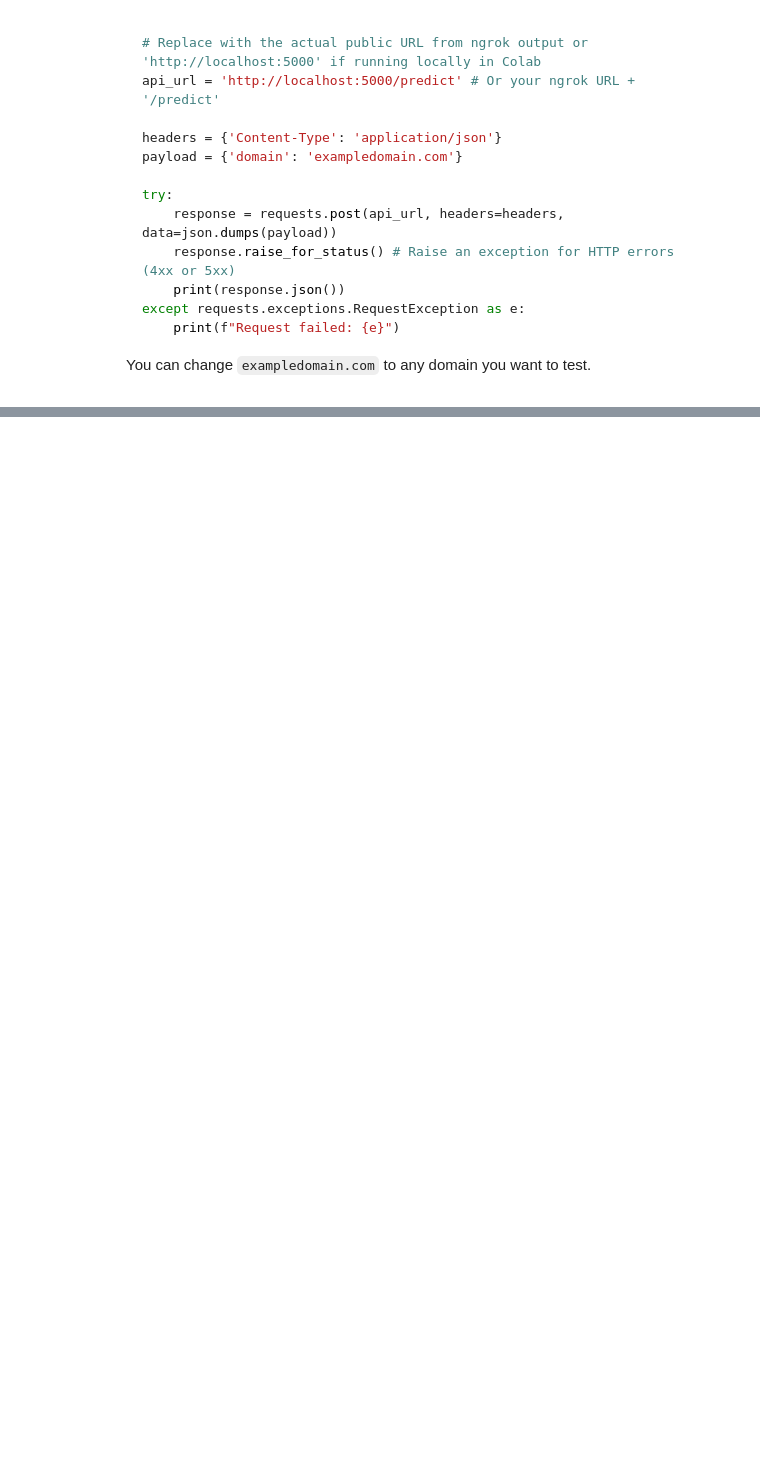
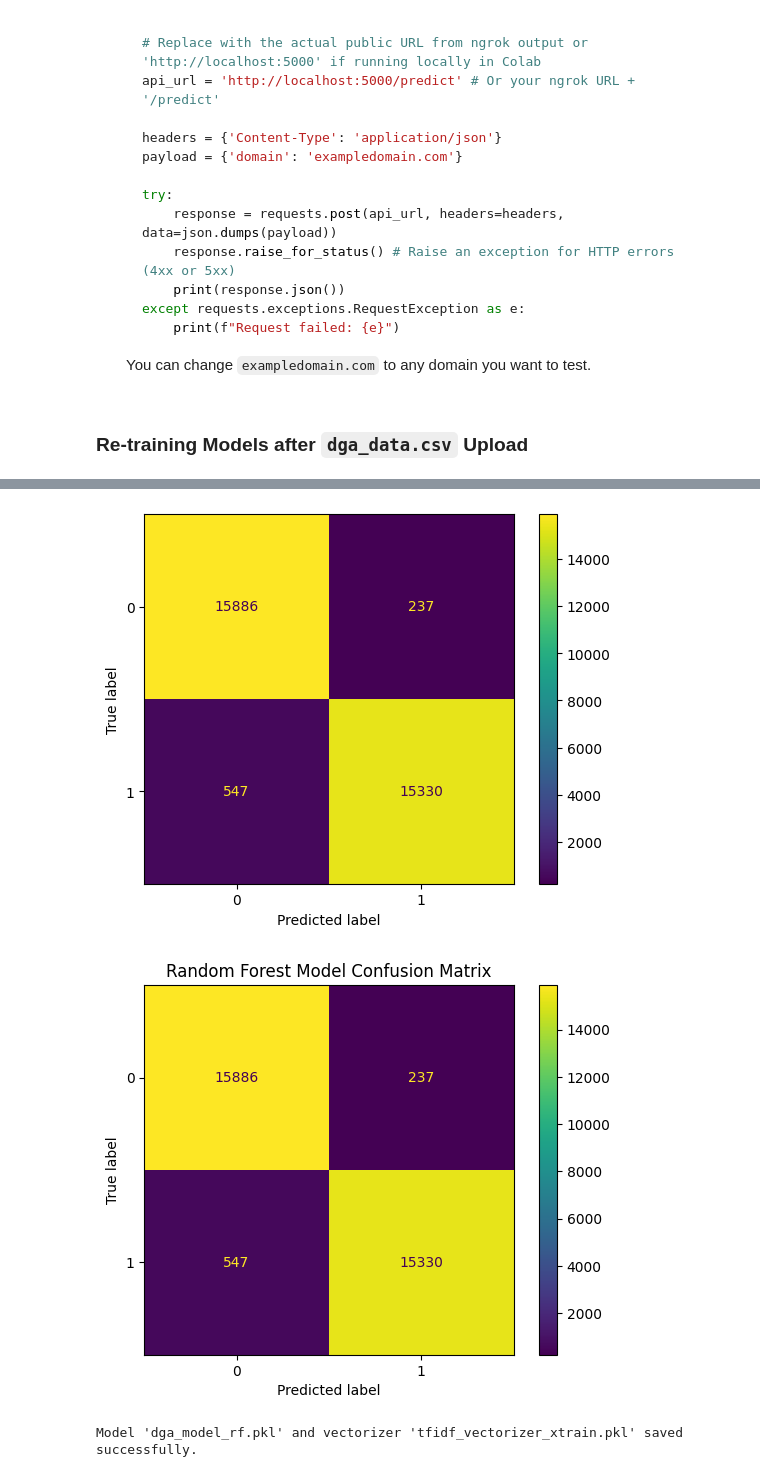
Before and after one commit to erskinekof/erskinekof.github.io, a Jupyter notebook: Copy_of_dga_models.ipynb, the cells around one changed output, grey strips where cells are left out. Saved outputs shown, nothing was run; the diff lists cells and outputs as text; code cells hidden in the pictures; blank space fills up the shorter version.

````diff
--- a/Copy_of_dga_models.ipynb
+++ b/Copy_of_dga_models.ipynb
@@ -2196,3 +2196,13 @@ print("RandomForest model and TF-IDF vectorizer saved as pickle files.")
 RandomForest model and TF-IDF vectorizer saved as pickle files.
 # %% [markdown]
 ### Saving the Trained Model and Vectorizer
+# %%
+import joblib
+
+# Load the SVM model
+model_svm = joblib.load('dga_model_svm.pkl')
+print("SVM model loaded successfully.")
+
+# Load the TF-IDF vectorizer
+vectorizer_svm = joblib.load('tfidf_vectorizer_xtrain.pkl')
+print("Vectorizer loaded successfully.")
@@ -2330,3 +2458,70 @@ else:
     ```
 
     You can change `exampledomain.com` to any domain you want to test.
+# %% [markdown]
+### Re-training Models after `dga_data.csv` Upload
+# %%
+# Cell 8931c924: Load data, train Random Forest, and define helper functions
+import pandas as pd
+from sklearn.model_selection import train_test_split
+from sklearn.ensemble import RandomForestClassifier
+from sklearn.feature_extraction.text import TfidfVectorizer
+from sklearn.metrics import accuracy_score, classification_report, confusion_matrix, ConfusionMatrixDisplay
+import matplotlib.pyplot as plt
+import joblib # Added import for joblib
+import numpy as np # Ensure numpy is imported
+
+# Helper function to print results
+def printRes(y_true, y_pred):
+    accuracy = accuracy_score(y_true, y_pred)
+    report = classification_report(y_true, y_pred)
+    print(f'Accuracy: {accuracy}')
+    print('Classification Report:')
+    print(report)
+    cm = confusion_matrix(y_true, y_pred)
+    disp = ConfusionMatrixDisplay(confusion_matrix=cm, display_labels=np.unique(y_true))
+    disp.plot()
+    plt.show()
+
+# Helper function to plot confusion matrix
+def plot_confusion_matrix(y_true, y_pred, title="Confusion Matrix"):
+    cm = confusion_matrix(y_true, y_pred)
+    disp = ConfusionMatrixDisplay(confusion_matrix=cm)
+    disp.plot()
+    plt.title(title)
+    plt.show()
+
+# Load the dga_data.csv dataset
+df = pd.read_csv('/content/dga_data.csv')
+df = df.dropna()
+
+# Convert 'isDGA' column to binary (0 or 1)
+df['isDGA'] = df['isDGA'].apply(lambda x: 1 if x == 'dga' else 0)
+
+# Extract features (host) and target variable (isDGA)
+X = df['host']
+y = df['isDGA']
+
+# Split data into training and testing sets
+X_train, X_test, y_train, y_test = train_test_split(X, y, test_size=0.2, random_state=42)
+
+# Initialize and fit TfidfVectorizer on training data
+tfidf_vectorizer = TfidfVectorizer(analyzer='char', ngram_range=(2, 5), max_features=100000) # Increased max_features for better representation
+X_train_tfidf = tfidf_vectorizer.fit_transform(X_train)
+X_test_tfidf = tfidf_vectorizer.transform(X_test)
+
+# Initialize and train RandomForestClassifier
+model_rf = RandomForestClassifier(n_estimators=100, random_state=42)
+model_rf.fit(X_train_tfidf, y_train)
+
+# Predict on the test set
+y_pred = model_rf.predict(X_test_tfidf)
+
+printRes(y_test, y_pred)
+plot_confusion_matrix(y_test, y_pred, 'Random Forest Model Confusion Matrix')
+
+# Save the trained Random Forest model and TF-IDF vectorizer
+joblib.dump(model_rf, 'dga_model_rf.pkl')
+joblib.dump(tfidf_vectorizer, 'tfidf_vectorizer_xtrain.pkl')
+print("Model 'dga_model_rf.pkl' and vectorizer 'tfidf_vectorizer_xtrain.pkl' saved successfully.")
+# %% [output]
@@ -2332,0 +2538,3 @@ else:
+[figure, added]
+[figure, added]
+Model 'dga_model_rf.pkl' and vectorizer 'tfidf_vectorizer_xtrain.pkl' saved successfully.
````
Also changed, not shown: parts of 11 cells of this notebook.
